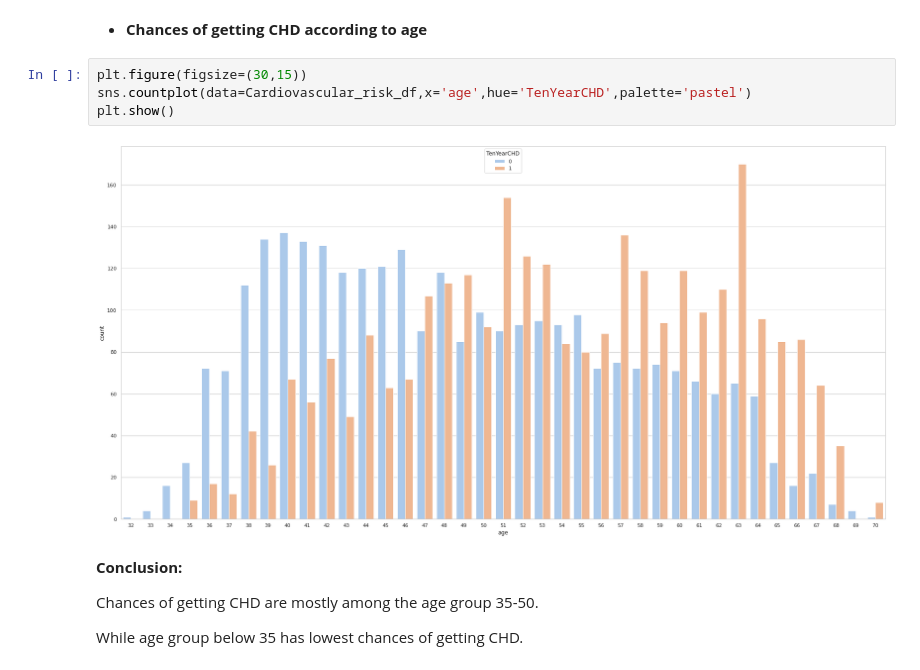
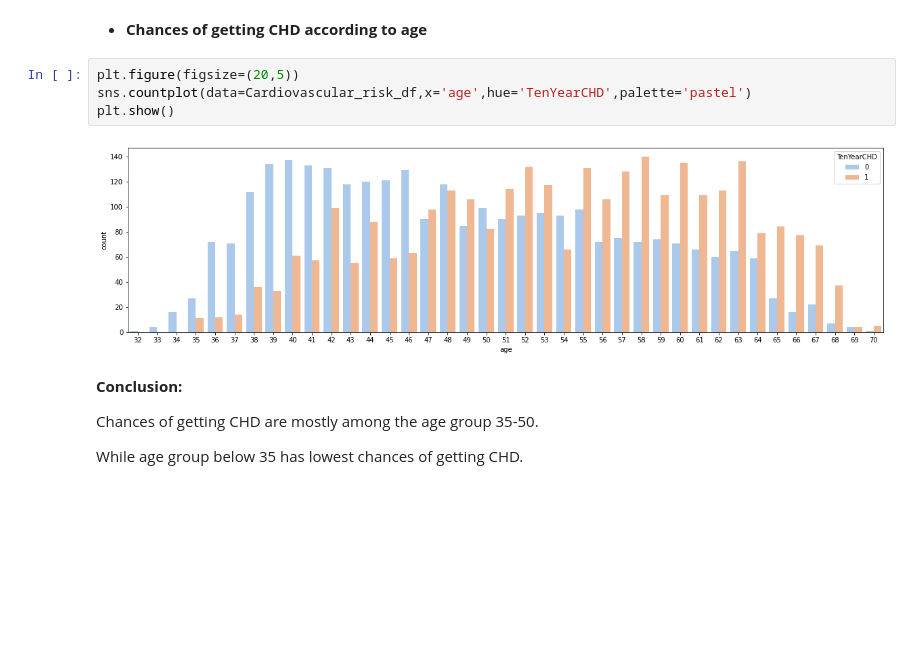
Before and after one commit to aditi10998/Cardiovascular_risk_prediction-, a Jupyter notebook: Cardiovascular_risk_prediction.ipynb, the cells around one changed output. Saved outputs shown, nothing was run; the diff lists cells and outputs as text; blank space fills up the shorter version.

```diff
--- a/Cardiovascular_risk_prediction.ipynb
+++ b/Cardiovascular_risk_prediction.ipynb
@@ -540,11 +552,11 @@ Conclusion:females have more chances of getting CHD than males.
 
 *  **Chances of getting CHD according to age**
 # %%
-plt.figure(figsize=(30,15))
+plt.figure(figsize=(20,5))
 sns.countplot(data=Cardiovascular_risk_df,x='age',hue='TenYearCHD',palette='pastel')
 plt.show()
 # %% [output]
-[figure, old version]
+[figure, new version]
 # %% [markdown]
 **Conclusion:**
 
```
Also changed, not shown: parts of 19 cells of this notebook.
